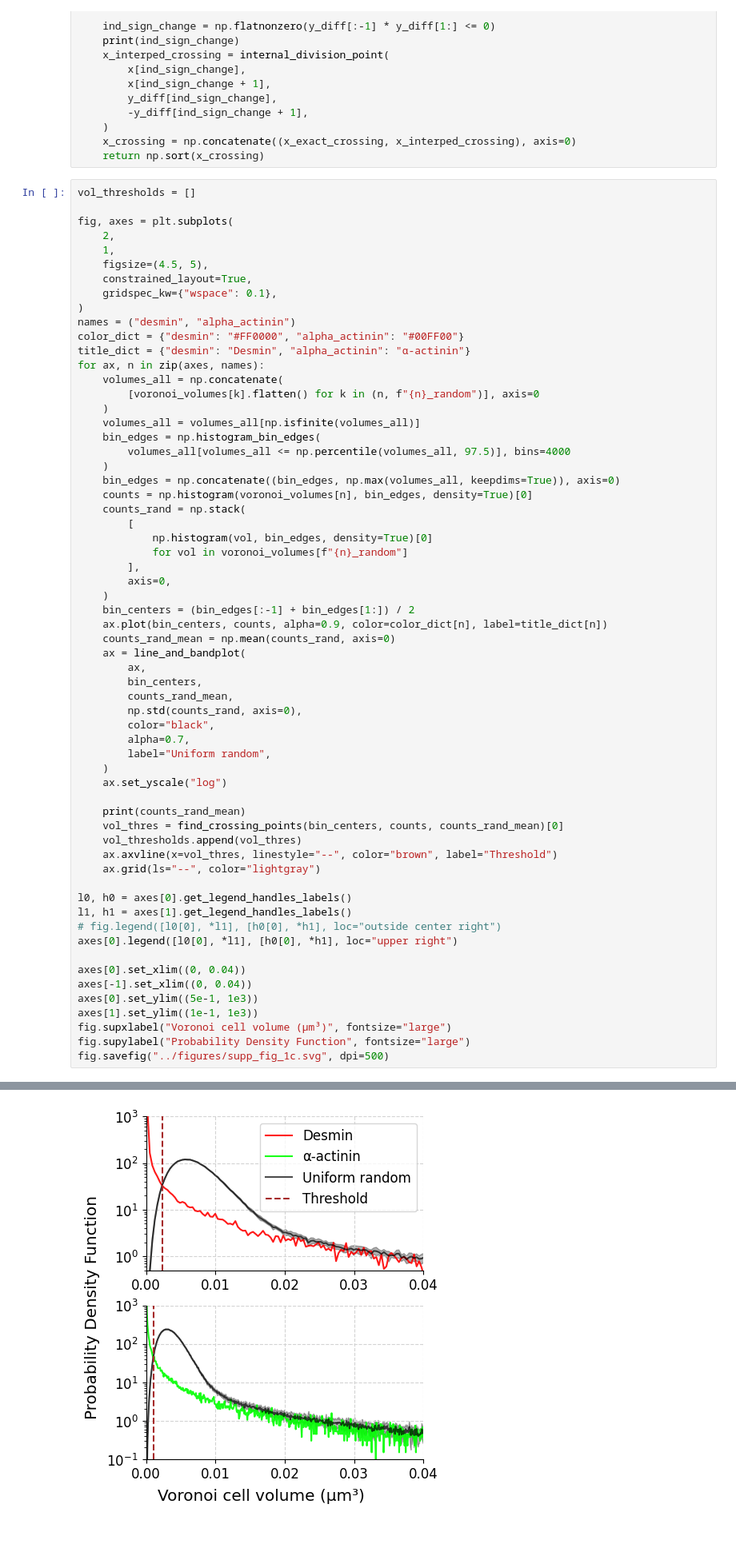
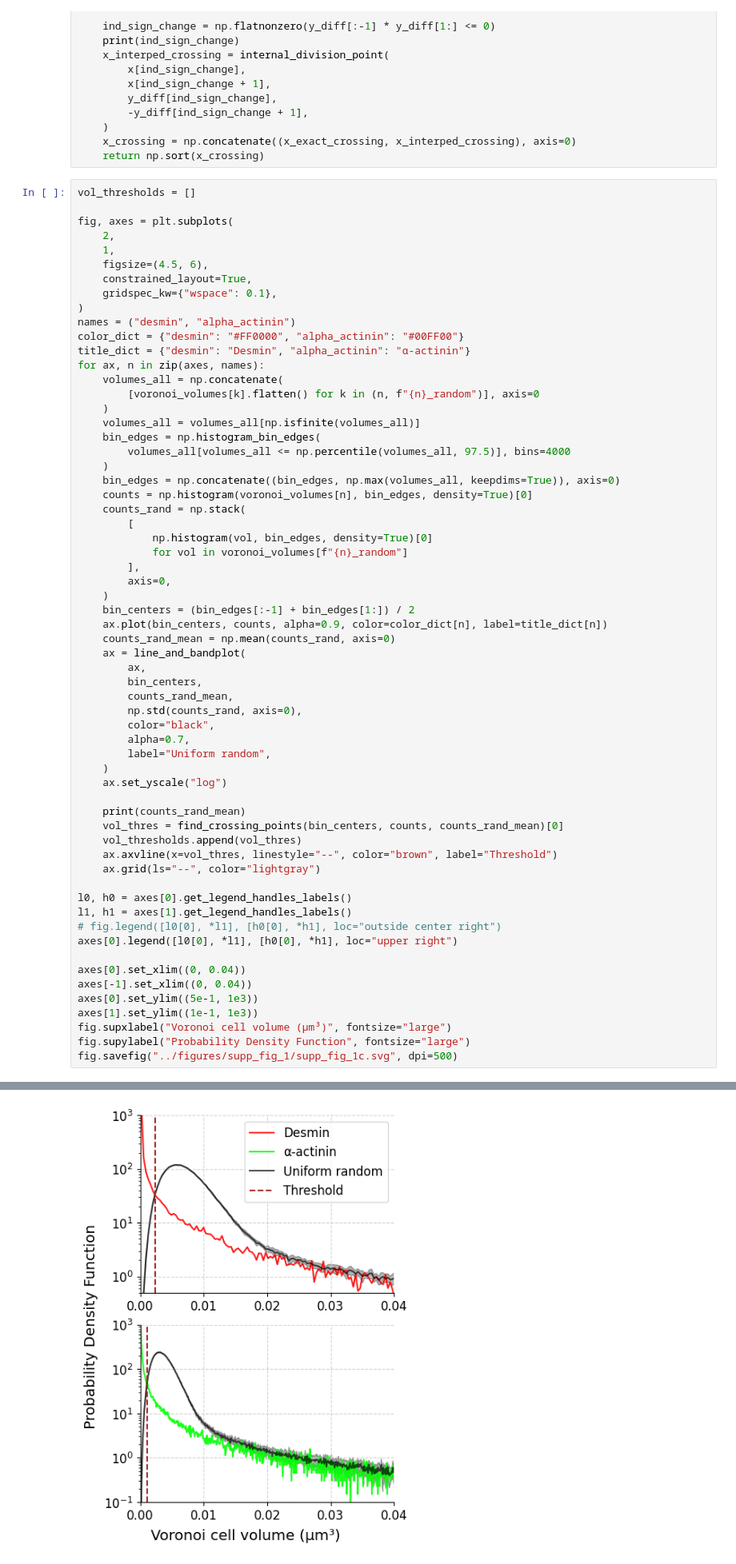
Before and after one commit to Jhko725/ProteinStructureReconstruction.jl, a Jupyter notebook: notebooks/desmin_alphactinin_600nm_STORM_denoising.ipynb, the cells around one changed output, grey strips where cells are left out. Shown at 80% size. Saved outputs shown, nothing was run; the diff lists cells and outputs as text; blank space fills up the shorter version.

Commit message:
Updates to figures - color schemes, font sizes, etc.

```diff
--- a/notebooks/desmin_alphactinin_600nm_STORM_denoising.ipynb
+++ b/notebooks/desmin_alphactinin_600nm_STORM_denoising.ipynb
@@ -172,7 +172,7 @@ vol_thresholds = []
 fig, axes = plt.subplots(
     2,
     1,
-    figsize=(4.5, 5),
+    figsize=(4.5, 6),
     constrained_layout=True,
     gridspec_kw={"wspace": 0.1},
 )
@@ -227,7 +227,7 @@ axes[0].set_ylim((5e-1, 1e3))
 axes[1].set_ylim((1e-1, 1e3))
 fig.supxlabel("Voronoi cell volume (μm³)", fontsize="large")
 fig.supylabel("Probability Density Function", fontsize="large")
-fig.savefig("../figures/supp_fig_1c.svg", dpi=500)
+fig.savefig("../figures/supp_fig_1/supp_fig_1c.svg", dpi=500)
 # %% [output]
 [7.11864663e-03 4.69884335e-01 2.15364605e+00 ... 1.06808900e-02
  1.06784985e-02 2.51503514e-11]
@@ -238,4 +238,4 @@ fig.savefig("../figures/supp_fig_1c.svg", dpi=500)
-[figure, old version]
+[figure, new version]
 # %%
 vol_thresholds
 # %% [output]
```
Also changed, not shown: parts of 3 cells of this notebook, 18 other files.
